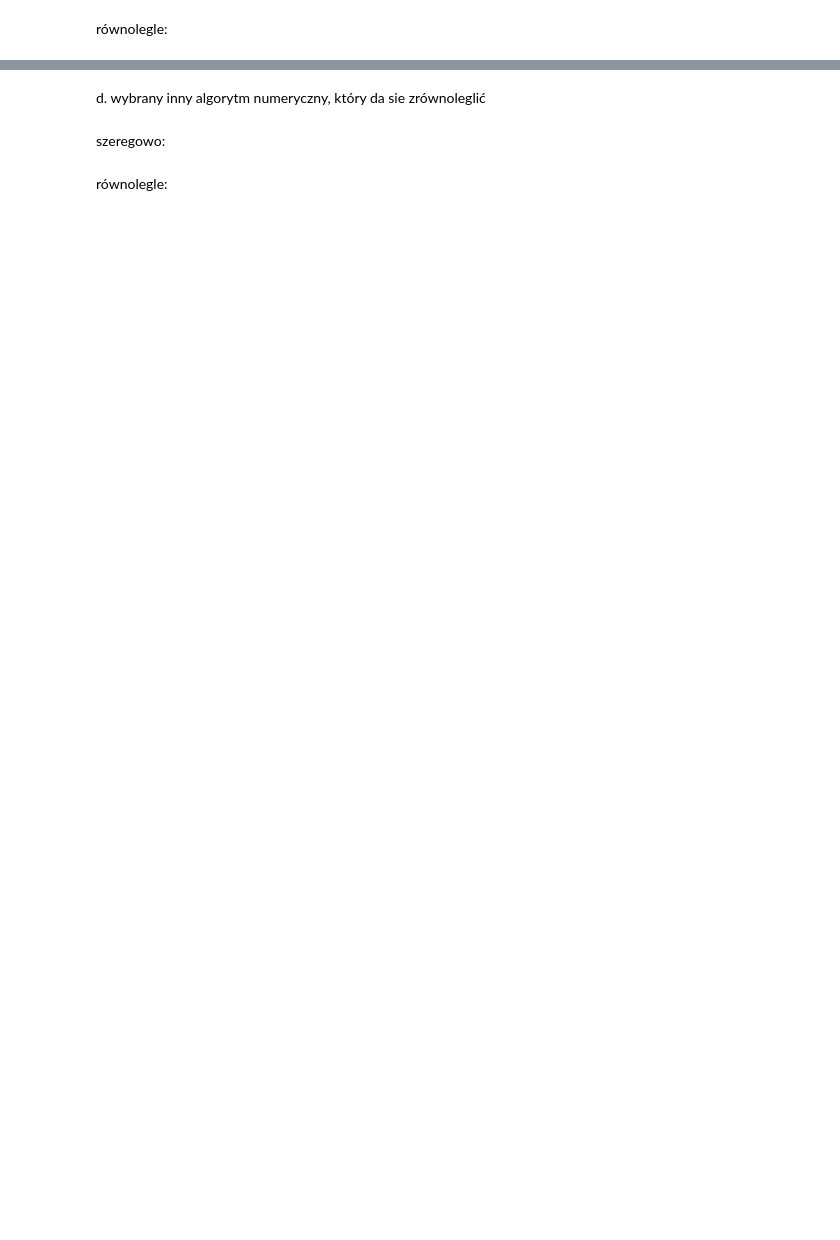
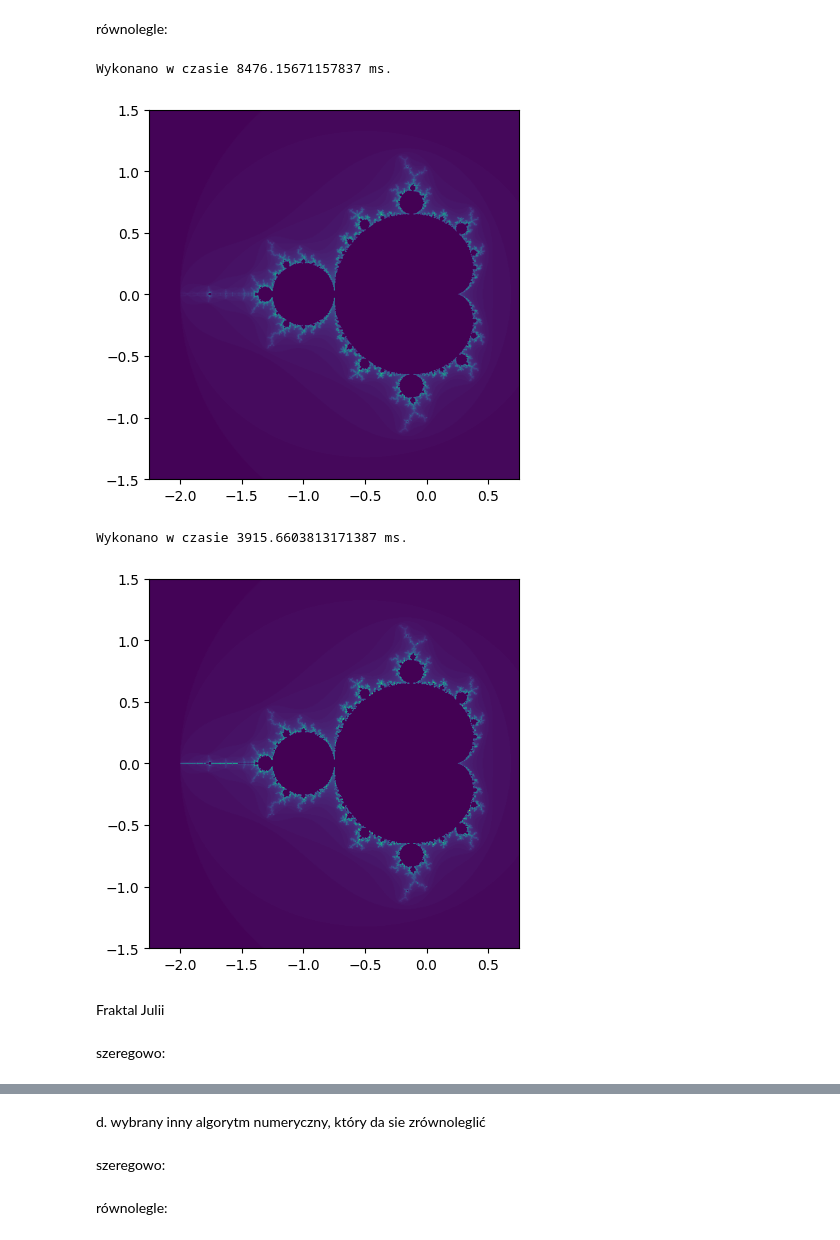
Before and after one commit to Szymqn/ProgramowanieRownolegleIRozproszone, a Jupyter notebook: lab4/zadanie1.ipynb, the cells around one changed output, grey strips where cells are left out. Saved outputs shown, nothing was run; the diff lists cells and outputs as text; code cells hidden in the pictures; blank space fills up the shorter version.

```diff
--- a/lab4/zadanie1.ipynb
+++ b/lab4/zadanie1.ipynb
@@ -111,0 +304,34 @@ równolegle:
+# %%
+xmin = -2.25
+xmax = 0.75
+ymin = -1.5
+ymax = 1.5
+
+start_time = time.time()
+arr = mandelbrot_static(xmin, xmax, ymin, ymax, N=600)
+end_time = time.time()
+execution_time = end_time - start_time
+execution_time *= 1000
+print(f"Wykonano w czasie {execution_time} ms.")
+plt.imshow(arr, extent=[xmin, xmax, ymin, ymax])
+plt.savefig('MandelBrot.png')
+plt.show()
+
+start_time = time.time()
+arr = mandelbrot_dynamic(xmin, xmax, ymin, ymax, N=600)
+end_time = time.time()
+execution_time = end_time - start_time
+execution_time *= 1000
+print(f"Wykonano w czasie {execution_time} ms.")
+plt.imshow(arr, extent=[xmin, xmax, ymin, ymax])
+plt.savefig('MandelBrot.png')
+plt.show()
+# %% [output]
+Wykonano w czasie 8476.15671157837 ms.
+[figure, added]
+Wykonano w czasie 3915.6603813171387 ms.
+[figure, added]
+# %% [markdown]
+Fraktal Julii
+# %% [markdown]
+szeregowo:
```
Also changed, not shown: parts of 18 cells of this notebook.
